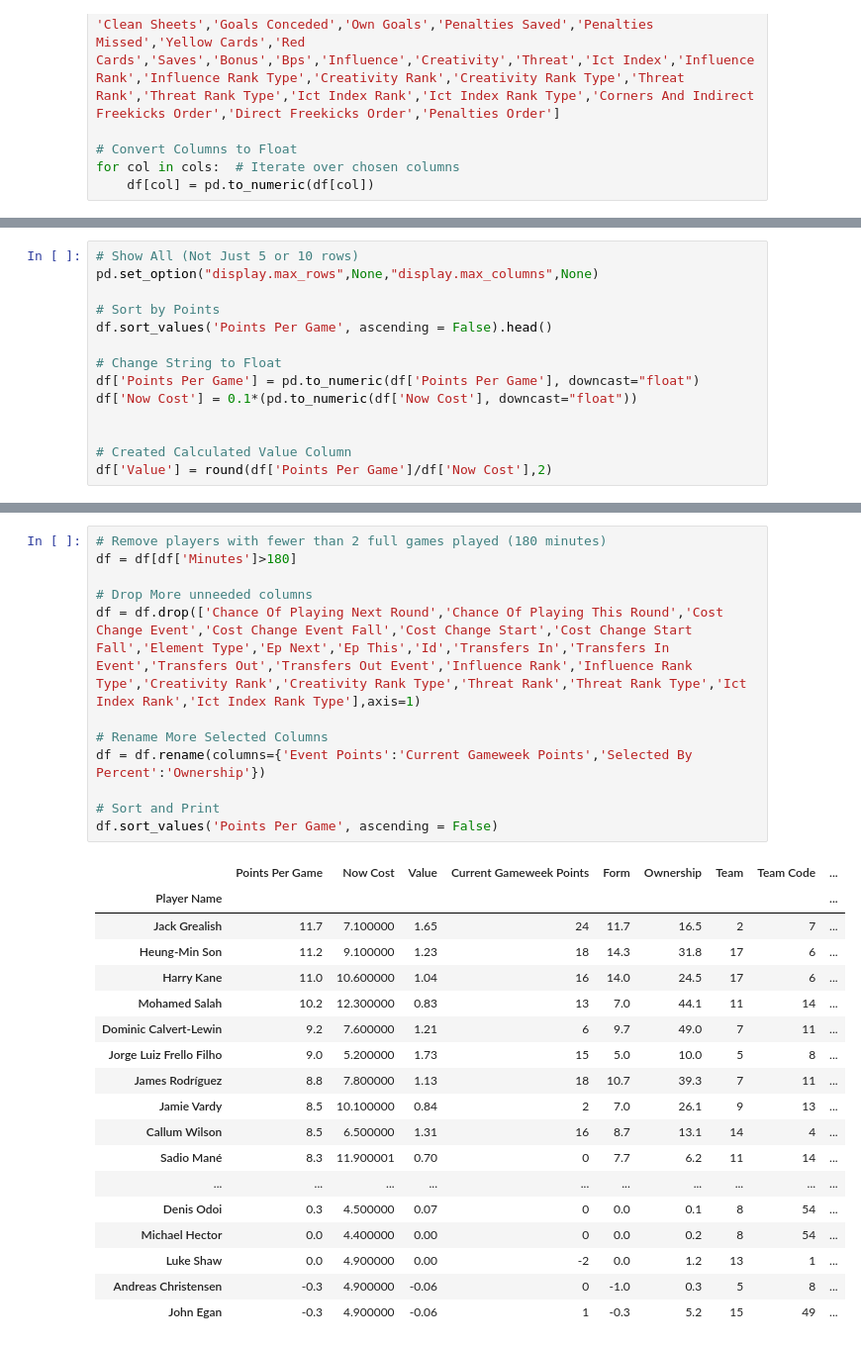
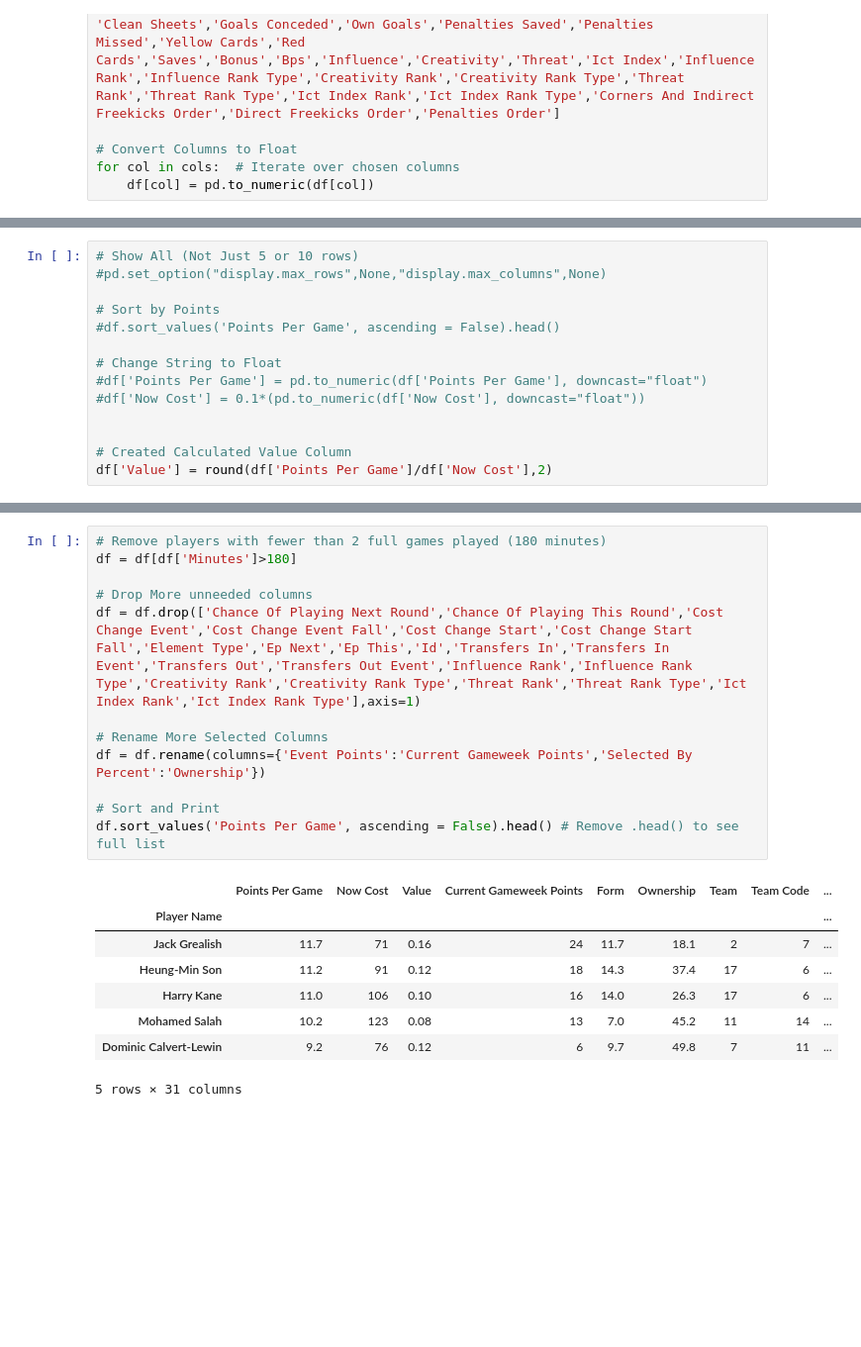
Before and after one commit to nwstevens/fpl, a Jupyter notebook: Retrieving_Data.ipynb, the cells around one changed output, grey strips where cells are left out. Shown: that part at 99% size. Saved outputs shown, nothing was run; the diff lists cells and outputs as text; blank space fills up the shorter version.

```diff
--- a/Retrieving_Data.ipynb
+++ b/Retrieving_Data.ipynb
@@ -57,13 +71,13 @@ for col in cols:  # Iterate over chosen columns
 # %%
 # Show All (Not Just 5 or 10 rows)
-pd.set_option("display.max_rows",None,"display.max_columns",None)
+#pd.set_option("display.max_rows",None,"display.max_columns",None)
 
 # Sort by Points
-df.sort_values('Points Per Game', ascending = False).head()
+#df.sort_values('Points Per Game', ascending = False).head()
 
 # Change String to Float
-df['Points Per Game'] = pd.to_numeric(df['Points Per Game'], downcast="float")
-df['Now Cost'] = 0.1*(pd.to_numeric(df['Now Cost'], downcast="float"))
+#df['Points Per Game'] = pd.to_numeric(df['Points Per Game'], downcast="float")
+#df['Now Cost'] = 0.1*(pd.to_numeric(df['Now Cost'], downcast="float"))
 
 
 # Created Calculated Value Column
@@ -92,31 +117,21 @@ df.plot(x='Now Cost', y='Points Per Game',kind='scatter',c='Value',colormap='vir
 # %%
 # Remove players with fewer than 2 full games played (180 minutes)
 df = df[df['Minutes']>180]
 
 # Drop More unneeded columns
 df = df.drop(['Chance Of Playing Next Round','Chance Of Playing This Round','Cost Change Event','Cost Change Event Fall','Cost Change Start','Cost Change Start Fall','Element Type','Ep Next','Ep This','Id','Transfers In','Transfers In Event','Transfers Out','Transfers Out Event','Influence Rank','Influence Rank Type','Creativity Rank','Creativity Rank Type','Threat Rank','Threat Rank Type','Ict Index Rank','Ict Index Rank Type'],axis=1)
 
 # Rename More Selected Columns
 df = df.rename(columns={'Event Points':'Current Gameweek Points','Selected By Percent':'Ownership'})
 
 # Sort and Print
-df.sort_values('Points Per Game', ascending = False)
+df.sort_values('Points Per Game', ascending = False).head() # Remove .head() to see full list
 # %% [output]
 |  | Points Per Game | Now Cost | Value | Current Gameweek Points | Form | Ownership | Team | Team Code | ... |
 | Player Name |  |  |  |  |  |  |  |  | ... |
-| Jack Grealish | 11.7 | 7.100000 | 1.65 | 24 | 11.7 | 16.5 | 2 | 7 | ... |
-| Heung-Min Son | 11.2 | 9.100000 | 1.23 | 18 | 14.3 | 31.8 | 17 | 6 | ... |
-| Harry Kane | 11.0 | 10.600000 | 1.04 | 16 | 14.0 | 24.5 | 17 | 6 | ... |
-| Mohamed Salah | 10.2 | 12.300000 | 0.83 | 13 | 7.0 | 44.1 | 11 | 14 | ... |
-| Dominic Calvert-Lewin | 9.2 | 7.600000 | 1.21 | 6 | 9.7 | 49.0 | 7 | 11 | ... |
-| Jorge Luiz Frello Filho | 9.0 | 5.200000 | 1.73 | 15 | 5.0 | 10.0 | 5 | 8 | ... |
-| James Rodríguez | 8.8 | 7.800000 | 1.13 | 18 | 10.7 | 39.3 | 7 | 11 | ... |
-| Jamie Vardy | 8.5 | 10.100000 | 0.84 | 2 | 7.0 | 26.1 | 9 | 13 | ... |
-| Callum Wilson | 8.5 | 6.500000 | 1.31 | 16 | 8.7 | 13.1 | 14 | 4 | ... |
-| Sadio Mané | 8.3 | 11.900001 | 0.70 | 0 | 7.7 | 6.2 | 11 | 14 | ... |
-| ... | ... | ... | ... | ... | ... | ... | ... | ... | ... |
-| Denis Odoi | 0.3 | 4.500000 | 0.07 | 0 | 0.0 | 0.1 | 8 | 54 | ... |
-| Michael Hector | 0.0 | 4.400000 | 0.00 | 0 | 0.0 | 0.2 | 8 | 54 | ... |
-| Luke Shaw | 0.0 | 4.900000 | 0.00 | -2 | 0.0 | 1.2 | 13 | 1 | ... |
-| Andreas Christensen | -0.3 | 4.900000 | -0.06 | 0 | -1.0 | 0.3 | 5 | 8 | ... |
-| John Egan | -0.3 | 4.900000 | -0.06 | 1 | -0.3 | 5.2 | 15 | 49 | ... |
+| Jack Grealish | 11.7 | 71 | 0.16 | 24 | 11.7 | 18.1 | 2 | 7 | ... |
+| Heung-Min Son | 11.2 | 91 | 0.12 | 18 | 14.3 | 37.4 | 17 | 6 | ... |
+| Harry Kane | 11.0 | 106 | 0.10 | 16 | 14.0 | 26.3 | 17 | 6 | ... |
+| Mohamed Salah | 10.2 | 123 | 0.08 | 13 | 7.0 | 45.2 | 11 | 14 | ... |
+| Dominic Calvert-Lewin | 9.2 | 76 | 0.12 | 6 | 9.7 | 49.8 | 7 | 11 | ... |
+5 rows × 31 columns
```
Also changed, not shown: parts of 15 cells of this notebook.
